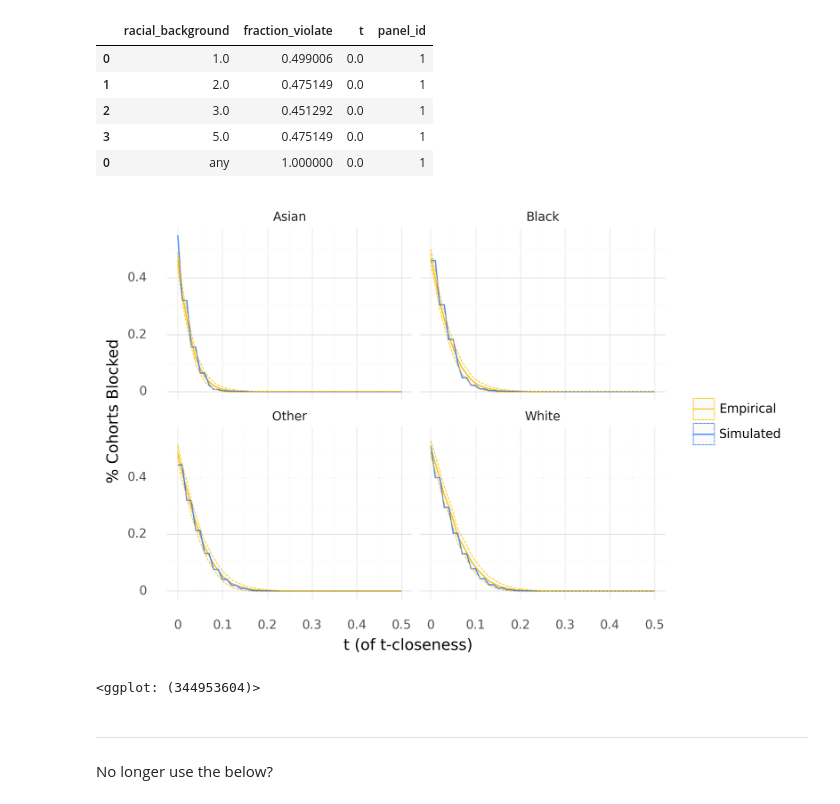
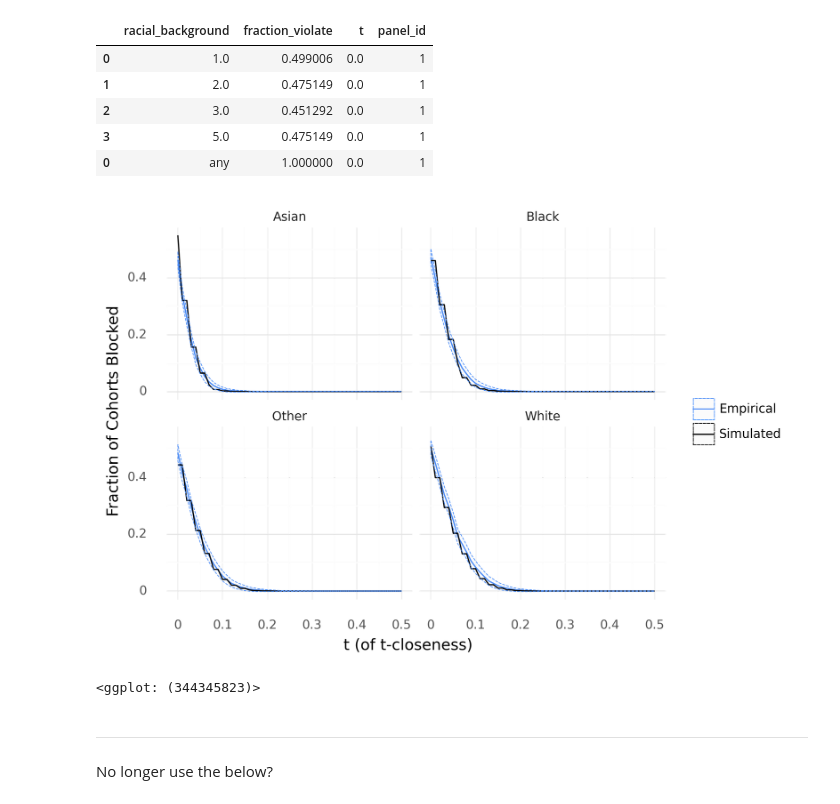
Before and after one commit to aberke/floc-analysis, a Jupyter notebook: notebooks/t-closeness-for-comscore-panels-by-race.ipynb, the cells around one changed output. Drawn from its saved outputs; the diff is of its cells as text; code cells hidden in the pictures.

```diff
--- a/notebooks/t-closeness-for-comscore-panels-by-race.ipynb
+++ b/notebooks/t-closeness-for-comscore-panels-by-race.ipynb
@@ -222,32 +222,32 @@ plot_df = pd.concat([simulated_violations_df,
 # %%
 from plotnine import (ggplot, geom_point, aes, stat_smooth,
                       facet_wrap, geom_bar, element_text,
                       theme, theme_minimal, labs, element_blank,
                       element_line, geom_path, geom_ribbon, scale_color_manual)
 from style_config import RED, BLUE, GREEN, ORANGE
 
 (plot_df
  .query("race != 'any'")
  .assign(race=lambda x: x.race.map(lambda x: x.capitalize()))
  .pipe(lambda df:
      ggplot(df, aes(x='t', y='fraction_violate', color='kind')) +
      geom_path() +
      geom_ribbon(aes(x='t', ymin='lower', ymax='upper', color='kind'),
                  alpha=0.02, linetype='dashed', size=0.3) +
      facet_wrap("~race") +
      theme_minimal() +
        labs(x="t (of t-closeness)",
-           y='% Cohorts Blocked',
+           y='Fraction of Cohorts Blocked',
            color="") +
        theme(
            #legend_position='bottom',
            dpi=300) +
-       scale_color_manual(values=[ORANGE,BLUE,RED, GREEN])
+       scale_color_manual(values=[BLUE,'#000000'])
     )
 )
 # %% [output]
-[figure, old version]
+[figure, new version]
-<ggplot: (344953604)>
+<ggplot: (344345823)>
 # %% [markdown]
 ---
 No longer use the below?
```
Also changed, not shown: parts of 1 cell of this notebook.
